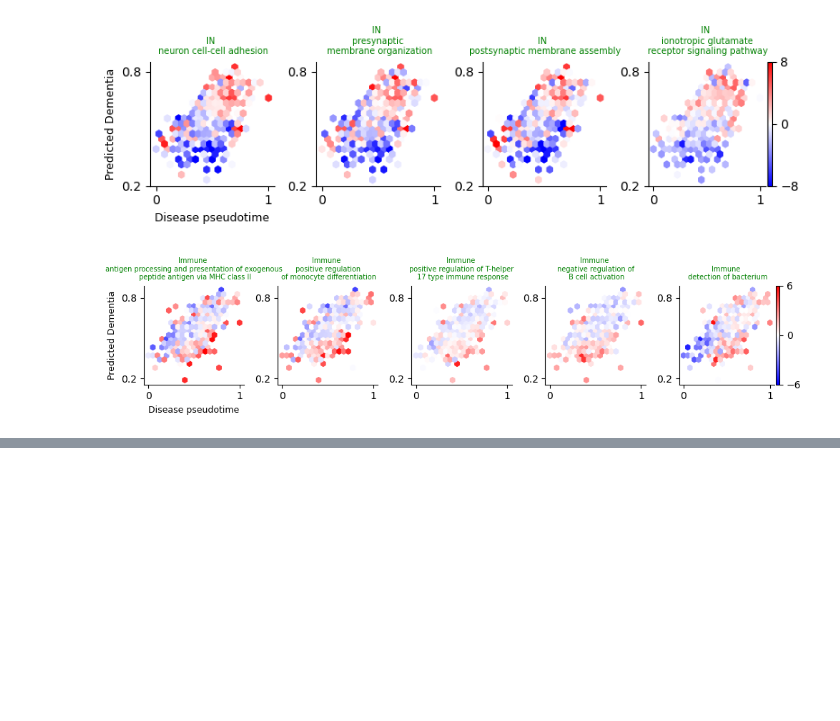
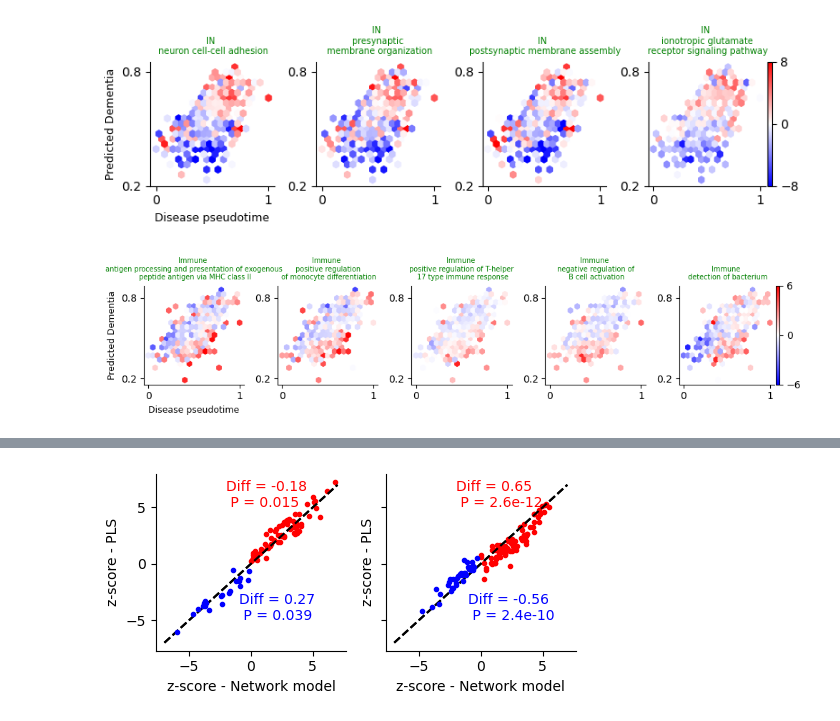
Before and after one commit to DiseaseNeuroGenomics/PsychADxD, a Jupyter notebook: 7_trajectory/generate_figures.ipynb, the cells around one changed output, grey strips where cells are left out. Cells and saved outputs as stored; diff of their text form; code cells hidden in the pictures; blank space fills up the shorter version.

```diff
--- a/7_trajectory/generate_figures.ipynb
+++ b/7_trajectory/generate_figures.ipynb
@@ -491,0 +512,12 @@ for i in range(1, n):
+# %%
+zenith_fns = [
+    "processed_data/zenith_output_early_late/Immune_braak_early.csv",
+    "processed_data/zenith_output_early_late/Immune_resilience_early.csv",
+    "processed_data/zenith_output_early_late/ImmunePLS_braak_early.csv",
+    "processed_data/zenith_output_early_late/ImmunePLS_resilience_early.csv",
+]
+pls_analysis.load_zenith_data(zenith_fns[0], zenith_fns[1], zenith_fns[2], zenith_fns[3])
+# %%
+pls_analysis.pathway_scatter_plot()
+# %% [output]
+[figure, added]
```
Also changed, not shown: parts of 6 cells of this notebook, 1 other file.
